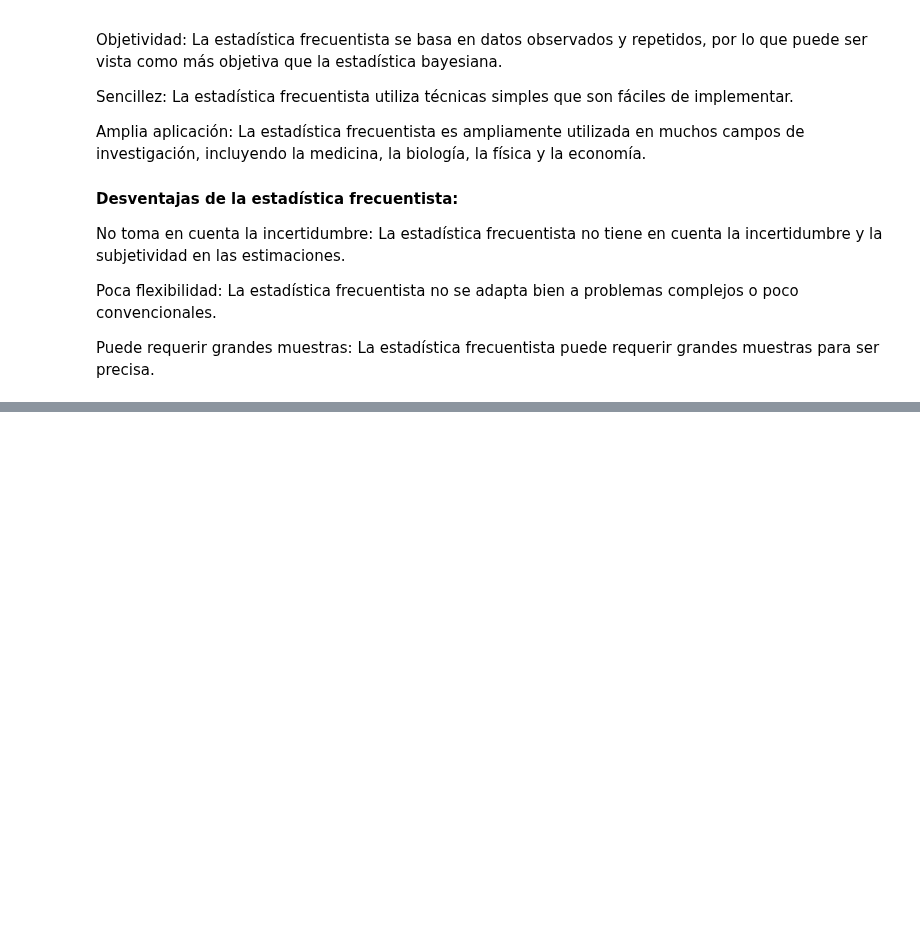
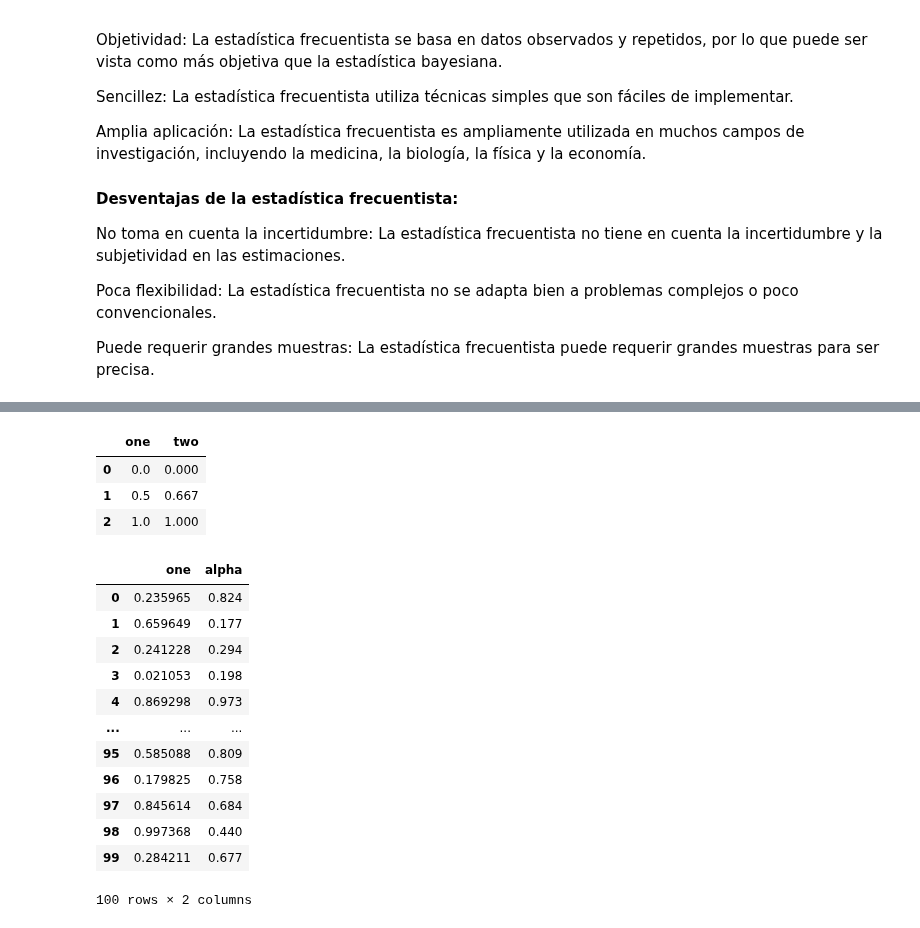
Before and after one commit to onavarrete04/Introduccion-Ciencia-Datos, a Jupyter notebook: ESTADÍSTICA INFERENCIAL-2023.ipynb, the cells around one changed output, grey strips where cells are left out. Saved outputs shown, nothing was run; the diff lists cells and outputs as text; code cells hidden in the pictures; blank space fills up the shorter version.

```diff
--- a/ESTADÍSTICA INFERENCIAL-2023.ipynb
+++ b/ESTADÍSTICA INFERENCIAL-2023.ipynb
@@ -62,0 +124,4 @@ Puede requerir grandes muestras: La estadística frecuentista puede requerir gra
+# %%
+# Create DataFrame
+df = pd.DataFrame({'col1':range(3), 'col2':range(3,6)})
+df
@@ -62,0 +133,3 @@ Puede requerir grandes muestras: La estadística frecuentista puede requerir gra
+# %%
+df = df.rename(columns={'col1': 'apples', 'col2':'oranges'})
+df
@@ -62,0 +288,41 @@ Puede requerir grandes muestras: La estadística frecuentista puede requerir gra
+# %%
+import numpy as np
+def matrices(lt1, lt2, str1, str2):
+    a = np.interp(lt1, (min(lt1), max(lt1)), (0, 1))
+    b = np.interp(lt2, (min(lt2), max(lt2)), (0, 1))
+    df = pd.DataFrame({str1: a,  str2:b.round(3)})
+
+
+    return df
+# %%
+lst1 = [1, 2, 3]
+lst2 = [2, 4, 5]
+str1 = 'one'
+str2 = 'two'
+matrices(lst1, lst2, str1,str2)
+# %% [output]
+|  | one | two |
+| 0 | 0.0 | 0.000 |
+| 1 | 0.5 | 0.667 |
+| 2 | 1.0 | 1.000 |
+# %%
+lst1 = np.random.randint(-234, 938, 100)
+lst2 = np.random.randint(-522, 123, 100)
+str1 = 'one'
+str2 = 'alpha'
+
+matrices(lst1, lst2, str1,str2)
+# %% [output]
+|  | one | alpha |
+| 0 | 0.235965 | 0.824 |
+| 1 | 0.659649 | 0.177 |
+| 2 | 0.241228 | 0.294 |
+| 3 | 0.021053 | 0.198 |
+| 4 | 0.869298 | 0.973 |
+| ... | ... | ... |
+| 95 | 0.585088 | 0.809 |
+| 96 | 0.179825 | 0.758 |
+| 97 | 0.845614 | 0.684 |
+| 98 | 0.997368 | 0.440 |
+| 99 | 0.284211 | 0.677 |
+100 rows × 2 columns
```
Also changed, not shown: parts of 25 cells of this notebook.
